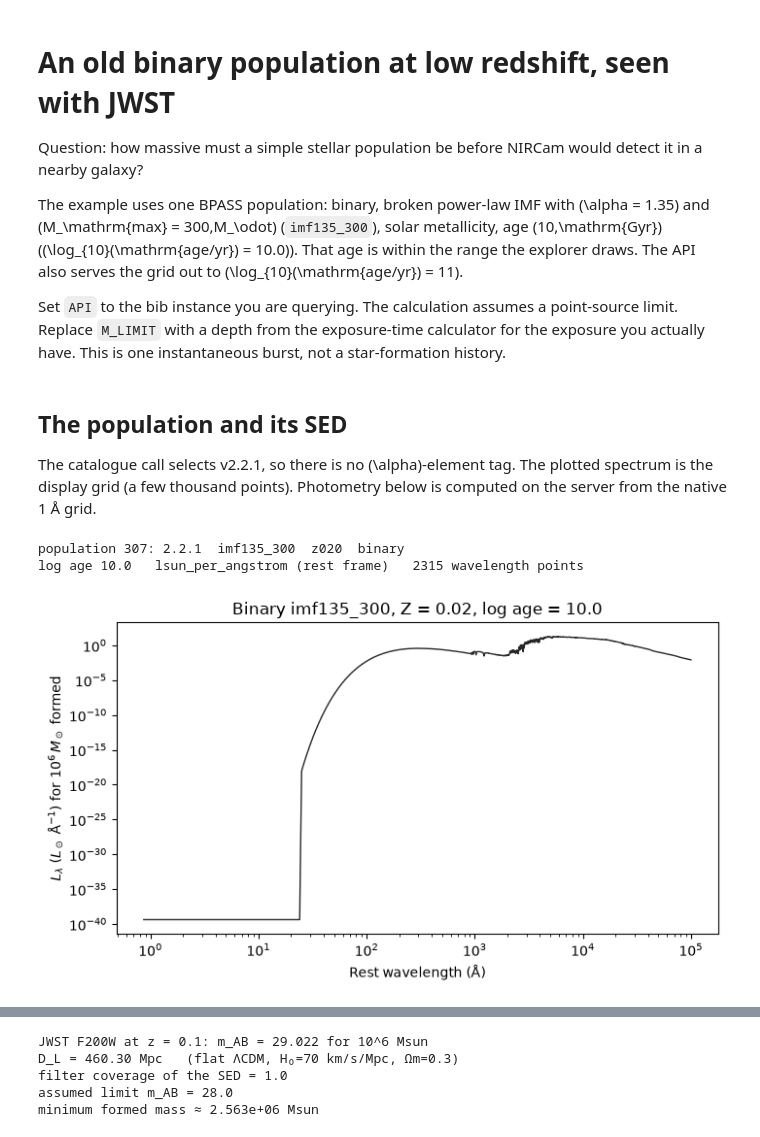
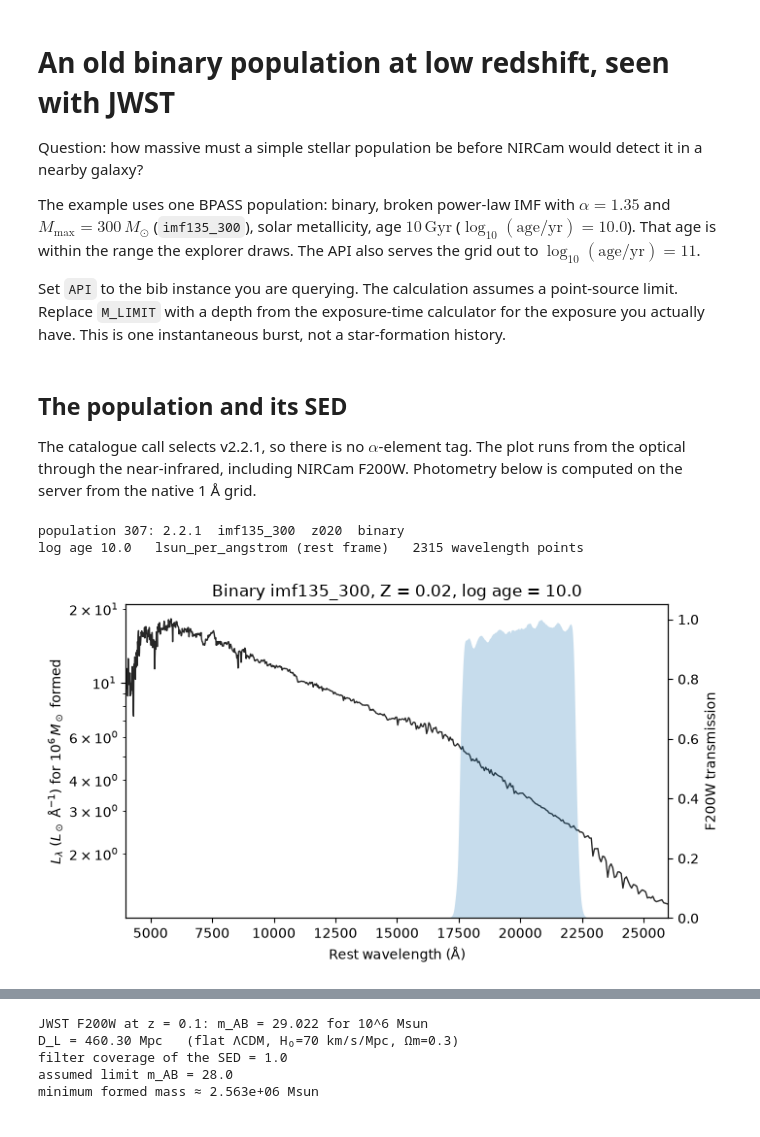
Before and after one commit to Lyalpha/bib, a Jupyter notebook: notebooks/jwst_cluster_mass.ipynb, the cells around one changed output, grey strips where cells are left out. Cells and saved outputs as stored; diff of their text form; code cells hidden in the pictures.

```diff
--- a/notebooks/jwst_cluster_mass.ipynb
+++ b/notebooks/jwst_cluster_mass.ipynb
@@ -1,19 +1,11 @@
 # %% [markdown]
 # An old binary population at low redshift, seen with JWST
 
-Question: how massive must a simple stellar population be before NIRCam
-would detect it in a nearby galaxy?
+Question: how massive must a simple stellar population be before NIRCam would detect it in a nearby galaxy?
 
-The example uses one BPASS population: binary, broken power-law IMF with
-\(\alpha = 1.35\) and \(M_\mathrm{max} = 300\,M_\odot\) (`imf135_300`),
-solar metallicity, age \(10\,\mathrm{Gyr}\) (\(\log_{10}(\mathrm{age/yr}) = 10.0\)).
-That age is within the range the explorer draws. The API also serves the
-grid out to \(\log_{10}(\mathrm{age/yr}) = 11\).
+The example uses one BPASS population: binary, broken power-law IMF with $\alpha = 1.35$ and $M_\mathrm{max} = 300\,M_\odot$ (`imf135_300`), solar metallicity, age $10\,\mathrm{Gyr}$ ($\log_{10}(\mathrm{age/yr}) = 10.0$). That age is within the range the explorer draws. The API also serves the grid out to $\log_{10}(\mathrm{age/yr}) = 11$.
 
-Set `API` to the bib instance you are querying. The calculation assumes a
-point-source limit. Replace `M_LIMIT` with a depth from the exposure-time
-calculator for the exposure you actually have. This is one instantaneous
-burst, not a star-formation history.
+Set `API` to the bib instance you are querying. The calculation assumes a point-source limit. Replace `M_LIMIT` with a depth from the exposure-time calculator for the exposure you actually have. This is one instantaneous burst, not a star-formation history.
 # %%
 import json
 from urllib.parse import urlencode
@@ -38,9 +30,7 @@ def get(path, **params):
 # %% [markdown]
 ## The population and its SED
 
-The catalogue call selects v2.2.1, so there is no \(\alpha\)-element tag.
-The plotted spectrum is the display grid (a few thousand points). Photometry
-below is computed on the server from the native 1 Å grid.
+The catalogue call selects v2.2.1, so there is no $\alpha$-element tag. The plot runs from the optical through the near-infrared, including NIRCam F200W. Photometry below is computed on the server from the native 1 Å grid.
 # %%
 rows = get(
     "/api/v1/populations",
@@ -48,36 +38,47 @@ rows = get(
     imf=IMF,
     z_label=Z_LABEL,
     pop_type="bin",
 )
 rows = [row for row in rows if row["alpha_label"] is None and not row["is_synthetic"]]
 if len(rows) != 1:
     raise SystemExit(f"expected one population, found {len(rows)}")
 pop = rows[0]
 print(f"population {pop['id']}: {pop['release']}  {pop['imf']}  {pop['z_label']}  binary")
 
 sed = get(
     f"/api/v1/populations/{pop['id']}/sed",
     log_age=LOG_AGE,
     resolution="display",
     mass=1e6,
 )
 wave = np.asarray(sed["wavelength"], dtype=float)
 lum = np.asarray(sed["flux"], dtype=float)
 print(f"log age {sed['log_age']}   {sed['flux_unit']}   {wave.size} wavelength points")
 
+filt = get("/api/v1/filters/jwst.f200w/curve")
+fw = np.asarray(filt["wavelength"], dtype=float)
+ft = np.asarray(filt["transmission"], dtype=float)
+# Optical (4000 Å) through just past F200W (~1.7–2.3 µm).
+lo, hi = 4000.0, 26000.0
+shown = (wave >= lo) & (wave <= hi)
+
 fig, ax = plt.subplots(figsize=(7.2, 4.2))
-ax.plot(wave, lum, color="0.15", lw=1.0)
-ax.set_xscale("log")
+ax.plot(wave[shown], lum[shown], color="0.15", lw=1.0)
+ax.set_xlim(lo, hi)
 ax.set_yscale("log")
 ax.set_xlabel("Rest wavelength (Å)")
 ax.set_ylabel(r"$L_\lambda$ ($L_\odot$ Å$^{-1}$) for $10^6\,M_\odot$ formed")
 ax.set_title(f"Binary {IMF}, Z = 0.02, log age = {sed['log_age']}")
+ax2 = ax.twinx()
+ax2.fill_between(fw, ft, color="C0", alpha=0.25, linewidth=0)
+ax2.set_ylim(0, 1.05)
+ax2.set_ylabel("F200W transmission")
 fig.tight_layout()
 plt.show()
 # %% [output]
 population 307: 2.2.1  imf135_300  z020  binary
 log age 10.0   lsun_per_angstrom (rest frame)   2315 wavelength points
-[figure, old version]
+[figure, new version]
 # %% [markdown]
 ## Apparent magnitude, then the minimum mass
 
```
Also changed, not shown: parts of 1 cell of this notebook, 2 other files.
